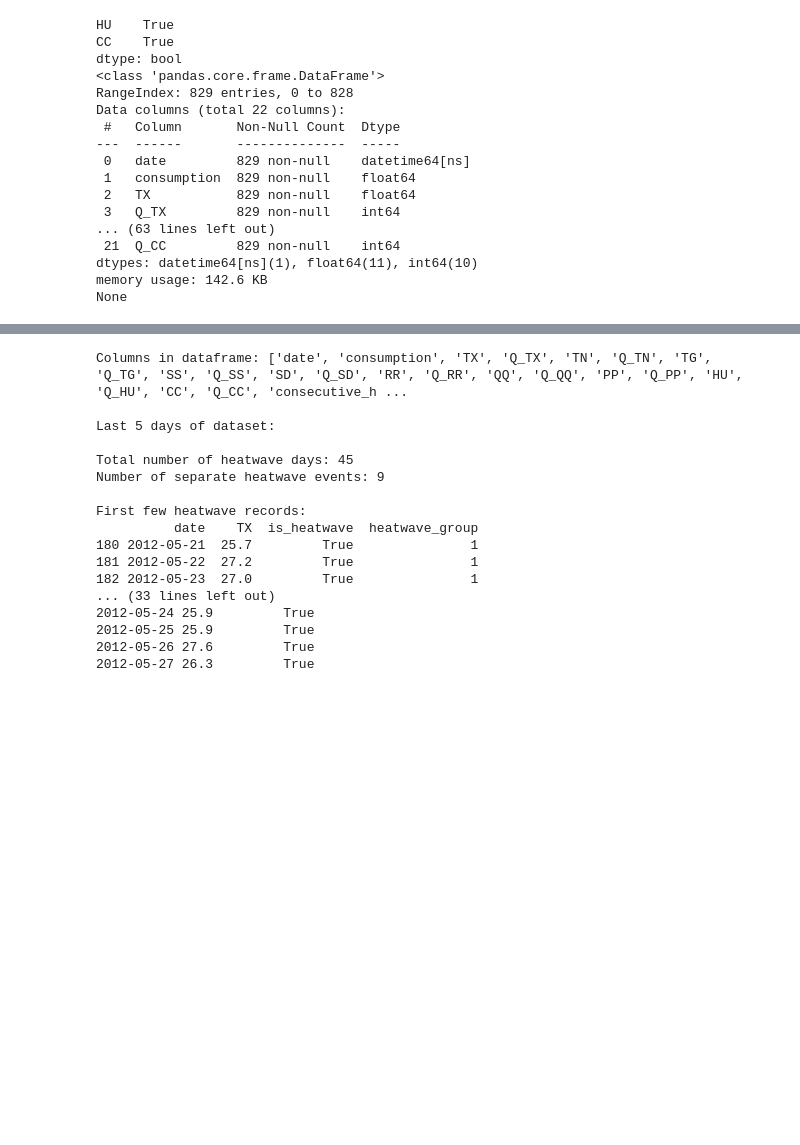
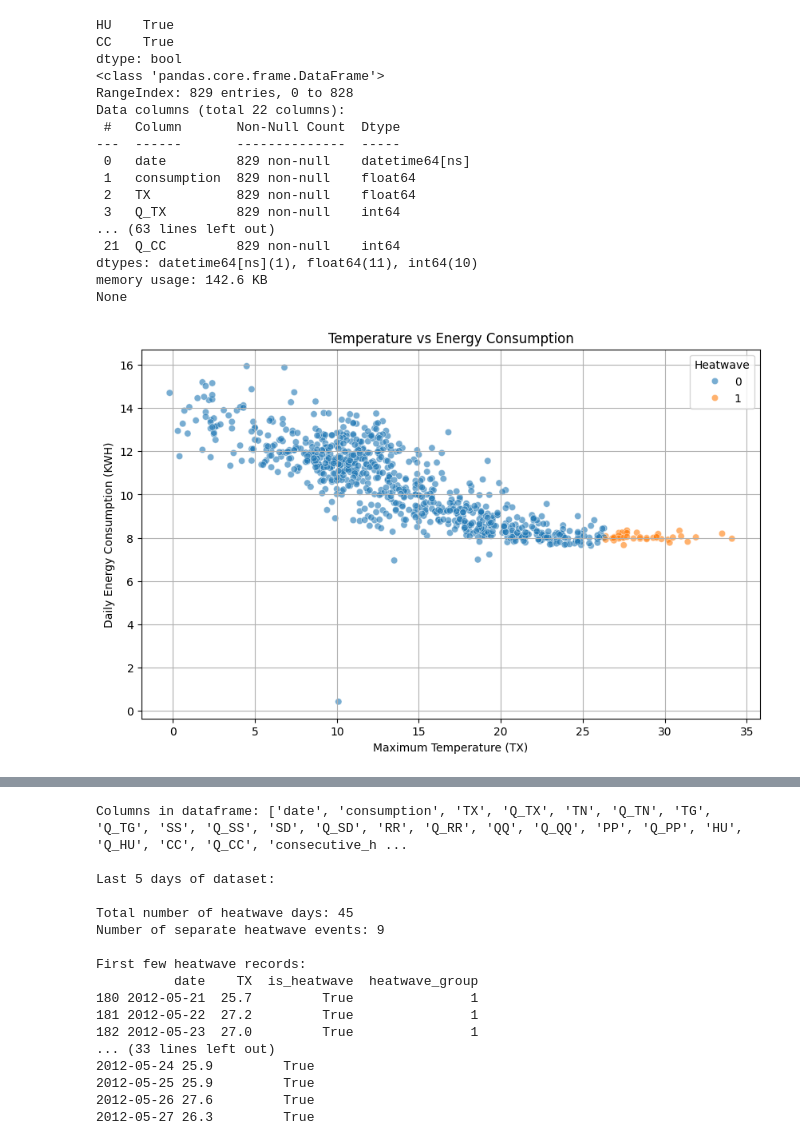
Before and after one commit to TheSunsHoRyzen/Energy-Heatwave-Predictor, a Jupyter notebook: dataset.ipynb, the cells around one changed output, grey strips where cells are left out. Cells and saved outputs as stored; diff of their text form; code cells hidden in the pictures; blank space fills up the shorter version.

Commit message:
working state, new model with a lot more inputs

```diff
--- a/dataset.ipynb
+++ b/dataset.ipynb
@@ -61,3 +61,93 @@ Data columns (total 22 columns):
 dtypes: datetime64[ns](1), float64(11), int64(10)
 memory usage: 142.6 KB
 None
+# %%
+
+# Step 3: Feature Engineering
+heatwave_threshold = merged_df['TX'].quantile(0.95)
+"""
+| Line                | What it does                                                                             | Why it matters                                                                                           |
+|---------------------|------------------------------------------------------------------------------------------|-----------------------------------------------------------------------------------------------------------|
+| `quantile(0.95)`    | Calculates the 95th-percentile of the **TX** column (daily maximum temperature).         | Sets a data-driven threshold: only the hottest 5 % of days are tagged as “heat-wave” days.               |
+| Comparison `>`      | Checks, for each row, whether that day’s **TX** exceeds the threshold.                   | Produces a Boolean **True/False** mask identifying super-hot days.                                        |
+| `.astype(int)`      | Converts **True → 1** and **False → 0**.                                                 | Creates a clean, numeric **Heatwave** flag you can feed directly into models or plots.                   |
+"""
+
+
+merged_df['Heatwave'] = (merged_df['TX'] > heatwave_threshold).astype(int)
+
+merged_df['Year'] = merged_df['date'].dt.year
+merged_df['Month'] = merged_df['date'].dt.month
+merged_df['Day'] = merged_df['date'].dt.day
+# merged_df['Weekday'] = merged_df['date'].dt.weekday
+
+import matplotlib.pyplot as plt
+import seaborn as sns
+
+# Visualizing temperature vs energy consumption
+plt.figure(figsize=(10, 6))
+sns.scatterplot(x='TX', y='consumption', hue='Heatwave', data=merged_df, alpha=0.6)
+plt.title('Temperature vs Energy Consumption')
+plt.xlabel('Maximum Temperature (TX)')
+plt.ylabel('Daily Energy Consumption (KWH)')
+plt.legend(title='Heatwave')
+plt.grid(True)
+plt.show()
+
+# Correlation heatmap for selected features
+corr = merged_df[['TX', 'TN', 'TG', 'HU', 'SS', 'consumption', 'Heatwave']].corr()
+plt.figure(figsize=(10, 6))
+sns.heatmap(corr, annot=True, cmap='coolwarm')
+plt.title('Correlation Heatmap')
+plt.show()
+
+# Step 4: Model Development
+features = ['TX', 'TN', 'TG', 'HU', 'SS', 'Heatwave', 'Year', 'Month', 'Day']
+X = merged_df[features]
+y = merged_df['consumption']
+
+# Split dataset
+X_train, X_test, y_train, y_test = train_test_split(X, y, test_size=0.2, random_state=42)
+
+
+param_grid = {
+    'n_estimators': [100,150,200],
+    'max_depth': [None, 10, 20,30],
+    'min_samples_split': [2, 5],
+    'min_samples_leaf': [1, 2]
+}
+
+# grid_search = GridSearchCV(RandomForestRegressor(random_state=42),
+#                            param_grid,
+#                            scoring='r2',
+#                            n_jobs=-1,
+#                            verbose=1)
+# grid_search.fit(X_train, y_train)
+
+# print("Best Parameters:", grid_search.best_params_)
+# print("Best CV Score:", grid_search.best_score_)
+
+
+# Train Random Forest model (best performing)
+model = RandomForestRegressor(n_estimators=100, random_state=42)
+model.fit(X_train, y_train)
+
+# Evaluate model
+predictions = model.predict(X_test)
+rmse = root_mean_squared_error(y_test, predictions)
+mae = mean_absolute_error(y_test, predictions)
+r2 = r2_score(y_test, predictions)
+
+print(f"Model Evaluation:\nRMSE: {rmse}\nMAE: {mae}\nR2 Score: {r2}")
+
+# Step 5: Prediction Function
+def predict_energy(tx, tn, tg, hu, ss, heatwave, year, month, day):
+    input_features = pd.DataFrame([[tx, tn, tg, hu, ss, heatwave, year, month, day]],
+                                  columns=features)
+    return model.predict(input_features)[0]
+
+# Example prediction
+example_pred = predict_energy(150, 100, 120, 75, 50, 1, 2023, 7, 15)
+print(f"Predicted Energy Consumption: {example_pred:.2f} KWH")
+# %% [output]
+[figure, added]
```
Also changed, not shown: parts of 2 cells of this notebook, 2 other files.
